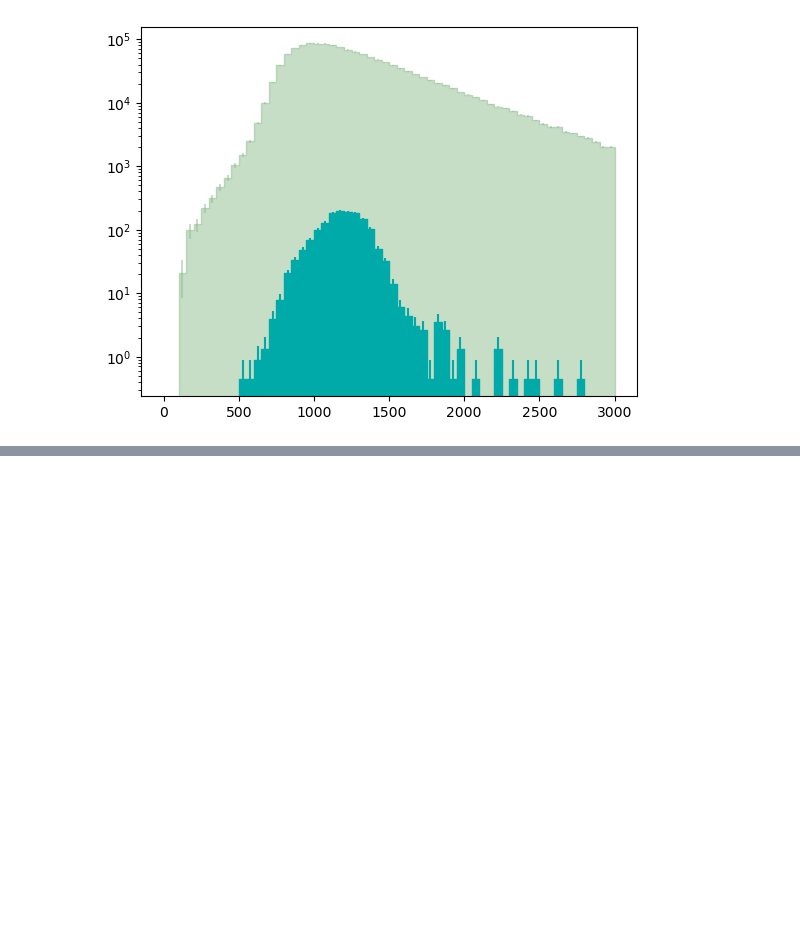
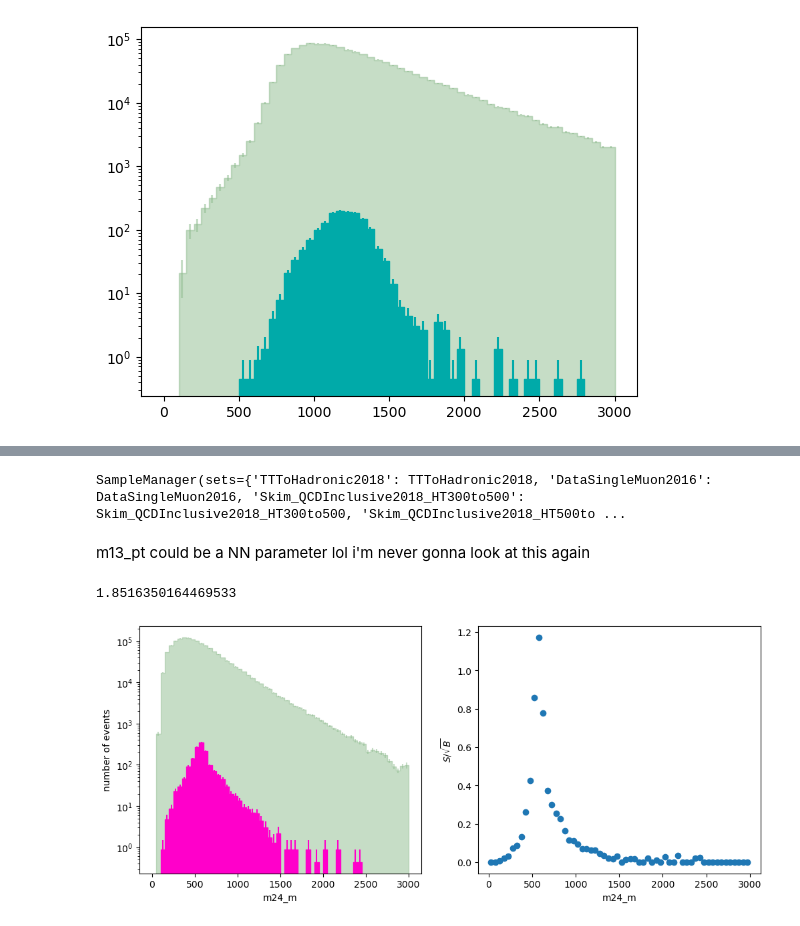
Before and after one commit to UMN-CMS/SingleStopCoffea, a Jupyter notebook: analyzer_test.ipynb, the cells around one changed output, grey strips where cells are left out. Saved outputs shown, nothing was run; the diff lists cells and outputs as text; code cells hidden in the pictures; blank space fills up the shorter version.

```diff
--- a/analyzer_test.ipynb
+++ b/analyzer_test.ipynb
@@ -89,0 +102,4 @@ drawAs1DHist(ax, m13_m_hist_plotobj)
+# %%
+s
+# %% [output]
+SampleManager(sets={'TTToHadronic2018': TTToHadronic2018, 'DataSingleMuon2016': DataSingleMuon2016, 'Skim_QCDInclusive2018_HT300to500': Skim_QCDInclusive2018_HT300to500, 'Skim_QCDInclusive2018_HT500to ...
@@ -89,0 +108,2 @@ drawAs1DHist(ax, m13_m_hist_plotobj)
+# %% [markdown]
+m13_pt could be a NN parameter lol i'm never gonna look at this again
@@ -89,0 +112,5 @@ drawAs1DHist(ax, m13_m_hist_plotobj)
+# %%
+s_over_root_b("Skim_QCDInclusive2018", "signal_312_1500_600", "m24_m")
+# %% [output]
+1.8516350164469533
+[figure, added]
```
Also changed, not shown: parts of 27 cells of this notebook.
